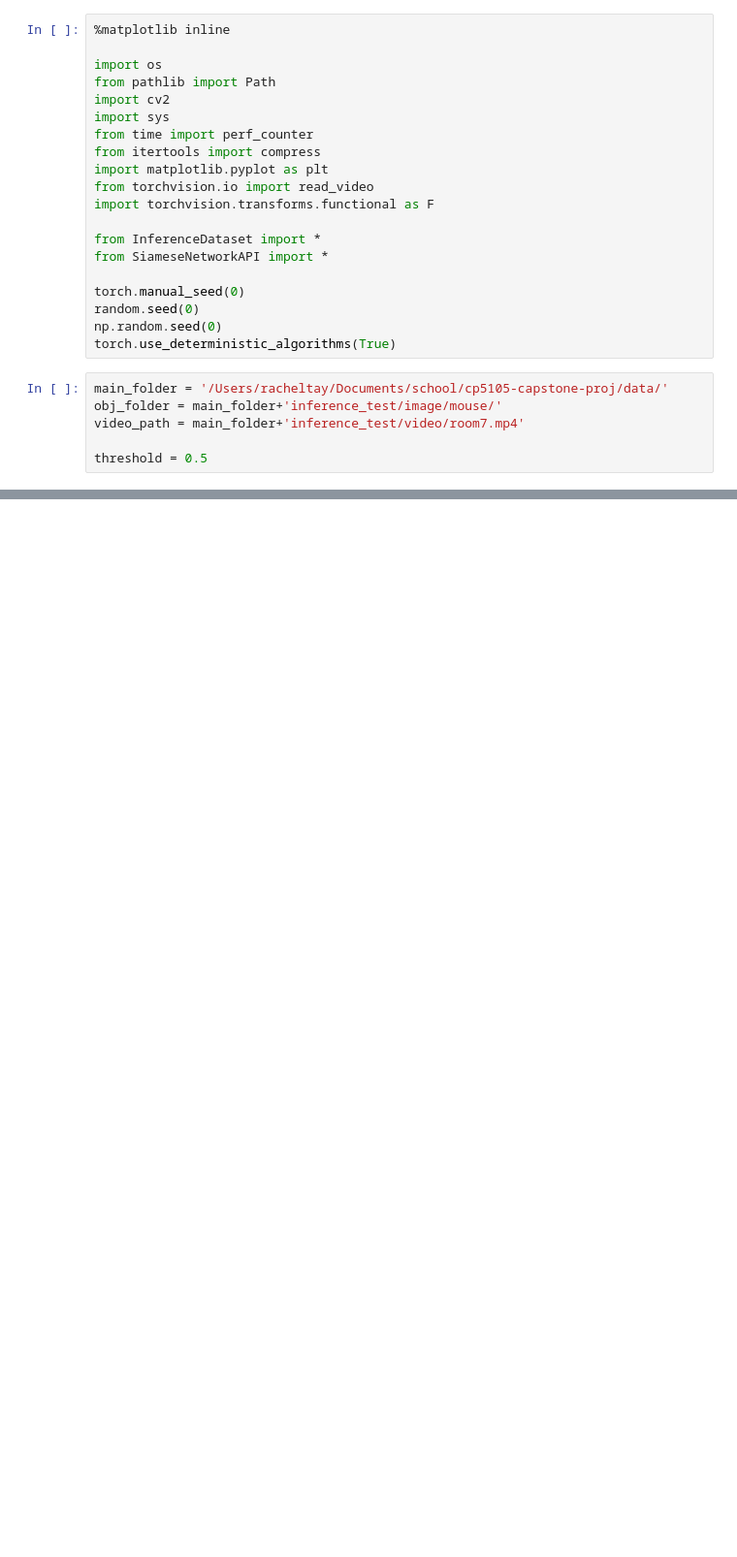
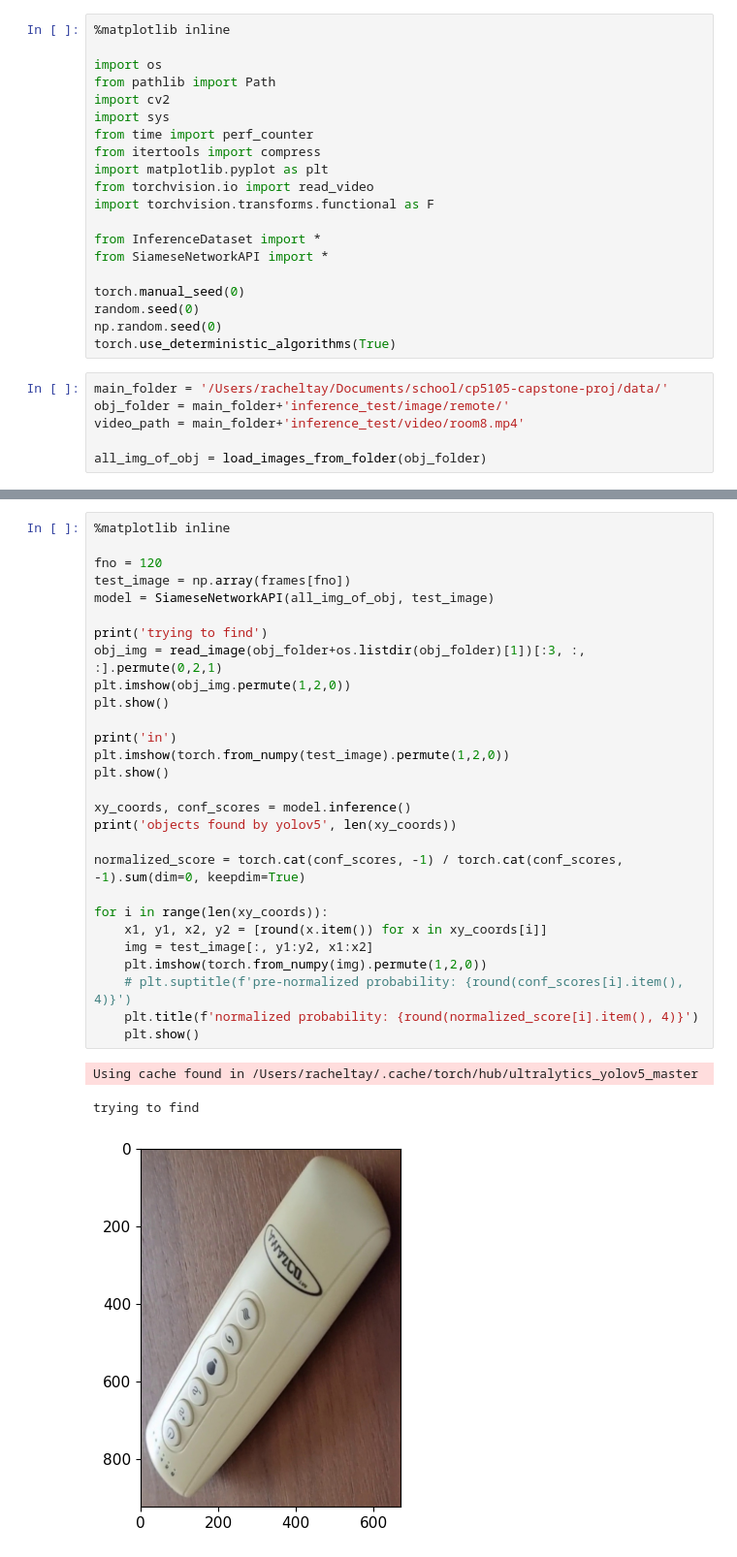
Before and after one commit to rchllllll/cp5105-capstone-proj, a Jupyter notebook: src/testInference.ipynb, the cells around one changed output, grey strips where cells are left out. Shown: that part at 97% size. Saved outputs shown, nothing was run; the diff lists cells and outputs as text; blank space fills up the shorter version.

Commit message:
normalise probability

```diff
--- a/src/testInference.ipynb
+++ b/src/testInference.ipynb
@@ -20,10 +20,10 @@ np.random.seed(0)
 torch.use_deterministic_algorithms(True)
 # %%
 main_folder = '/Users/racheltay/Documents/school/cp5105-capstone-proj/data/'
-obj_folder = main_folder+'inference_test/image/mouse/'
-video_path = main_folder+'inference_test/video/room7.mp4'
+obj_folder = main_folder+'inference_test/image/remote/'
+video_path = main_folder+'inference_test/video/room8.mp4'
 
-threshold = 0.5
+all_img_of_obj = load_images_from_folder(obj_folder)
 # %%
 frames, _, _ = read_video(str(video_path), output_format="TCHW", pts_unit='sec')
 print(f'there are {len(frames)} in the video')
@@ -31,0 +32,32 @@ there are 198 in the video
+# %%
+%matplotlib inline
+
+fno = 120
+test_image = np.array(frames[fno])
+model = SiameseNetworkAPI(all_img_of_obj, test_image)
+
+print('trying to find')
+obj_img = read_image(obj_folder+os.listdir(obj_folder)[1])[:3, :, :].permute(0,2,1)
+plt.imshow(obj_img.permute(1,2,0))
+plt.show()
+
+print('in')
+plt.imshow(torch.from_numpy(test_image).permute(1,2,0))
+plt.show()
+
+xy_coords, conf_scores = model.inference()
+print('objects found by yolov5', len(xy_coords))
+
+normalized_score = torch.cat(conf_scores, -1) / torch.cat(conf_scores, -1).sum(dim=0, keepdim=True)
+
+for i in range(len(xy_coords)):
+    x1, y1, x2, y2 = [round(x.item()) for x in xy_coords[i]]
+    img = test_image[:, y1:y2, x1:x2]
+    plt.imshow(torch.from_numpy(img).permute(1,2,0))
+    # plt.suptitle(f'pre-normalized probability: {round(conf_scores[i].item(), 4)}')
+    plt.title(f'normalized probability: {round(normalized_score[i].item(), 4)}')
+    plt.show()
+# %% [output]
+Using cache found in /Users/racheltay/.cache/torch/hub/ultralytics_yolov5_master
+trying to find
+[figure, added]
```
Also changed, not shown: parts of 4 cells of this notebook.
